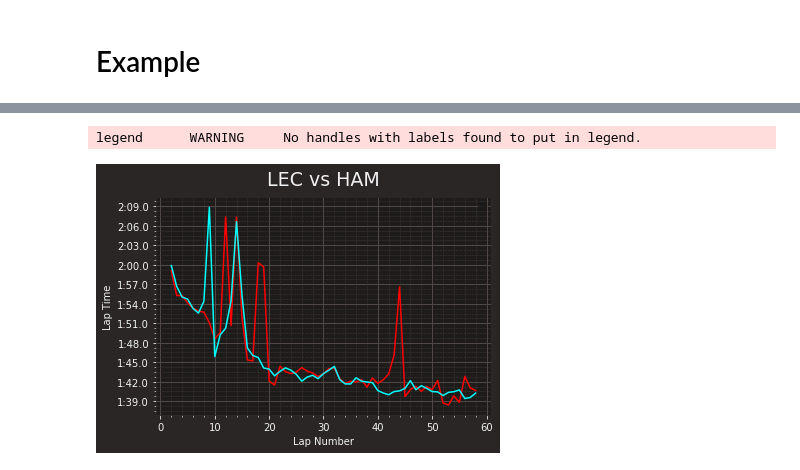
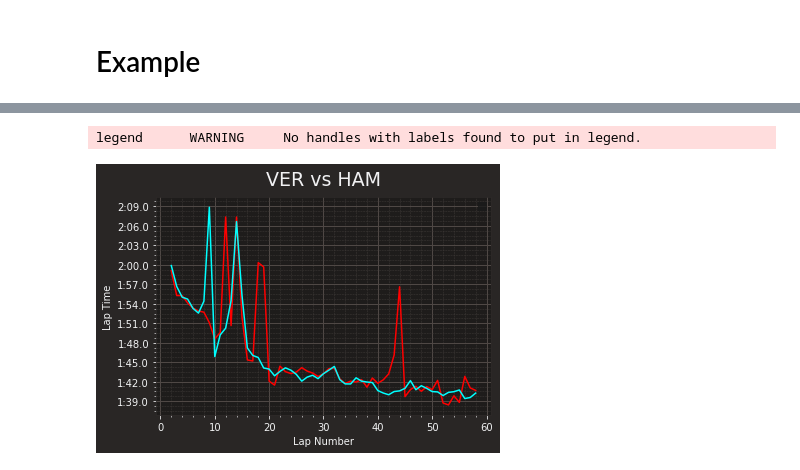
Before and after one commit to TheWangAndOnly/FormulaOne, a Jupyter notebook: notebooks/To Box or Not to Box.ipynb, the cells around one changed output, grey strips where cells are left out. Drawn from its saved outputs; the diff is of its cells as text; code cells hidden in the pictures.

```diff
--- a/notebooks/Exploration.ipynb
+++ b/notebooks/To Box or Not to Box.ipynb
@@ -80,12 +82,12 @@ core           INFO     Loaded data for 20 drivers: ['18', '33', '11', '23', '3'
 # %%
 fig, ax = plt.subplots()
 ax.plot(lec['LapNumber'], lec['LapTime'], color='red')
 ax.plot(ham['LapNumber'], ham['LapTime'], color='cyan')
-ax.set_title("LEC vs HAM")
+ax.set_title("VER vs HAM")
 ax.set_xlabel("Lap Number")
 ax.set_ylabel("Lap Time")
 plt.legend()
 plt.show()
 # %% [output]
 legend      WARNING     No handles with labels found to put in legend.
-[figure, old version]
+[figure, new version]
```
Also changed, not shown: parts of 2 cells of this notebook.
